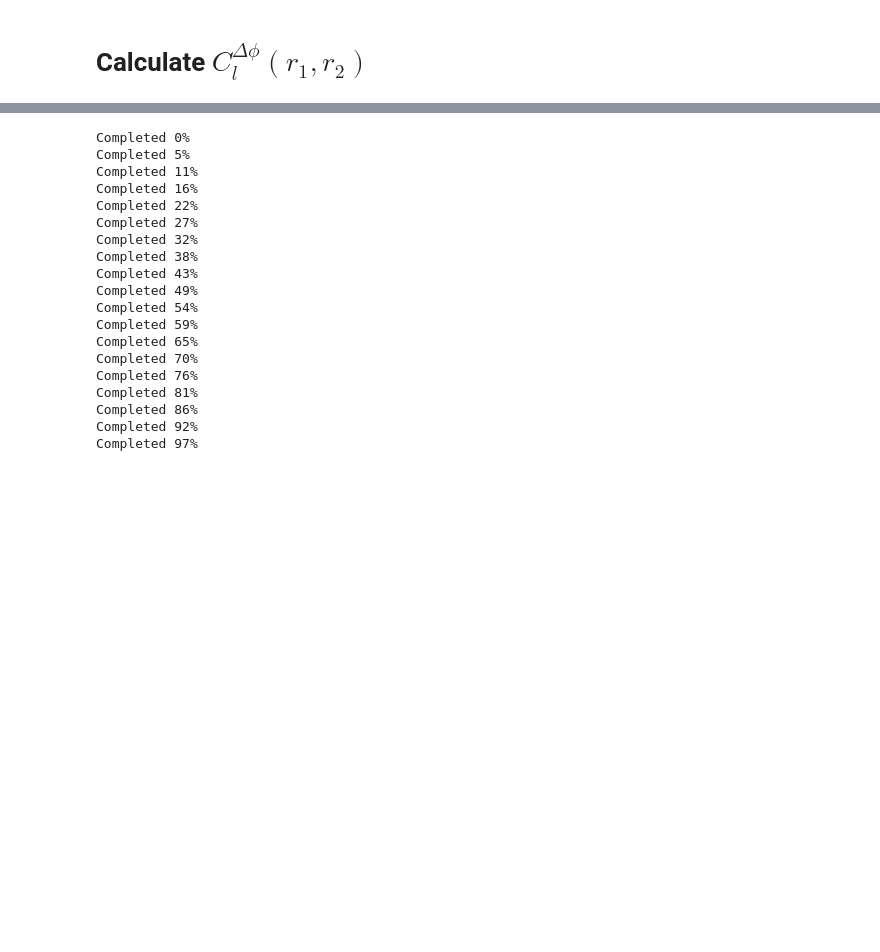
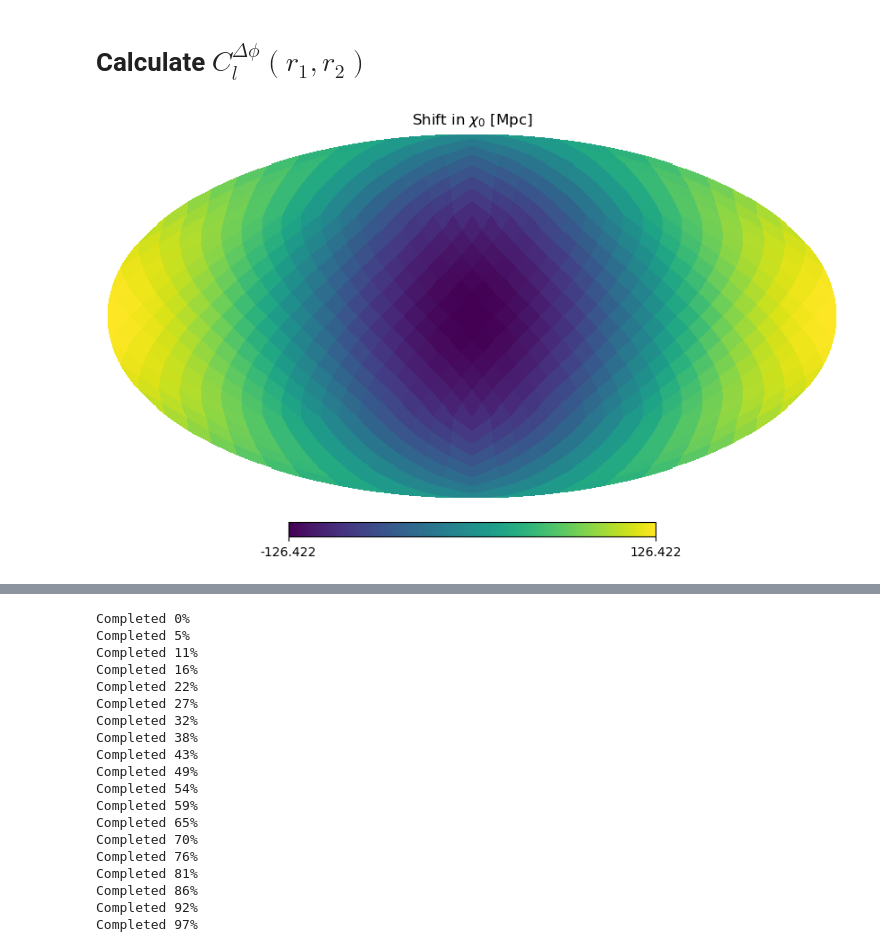
Before and after one commit to abaleato/CARDiAC, a Jupyter notebook: compute_gal_clustering_biases.ipynb, the cells around one changed output, grey strips where cells are left out. Saved outputs shown, nothing was run; the diff lists cells and outputs as text; code cells hidden in the pictures; blank space fills up the shorter version.

```diff
--- a/compute_gal_clustering_biases.ipynb
+++ b/compute_gal_clustering_biases.ipynb
@@ -54,33 +54,35 @@ z_array = np.zeros((npix, n_samples_of_chi))
 for i, chi in enumerate(chi_array):
     z_array[:, i] = z_at_value(Planck18.comoving_distance, chi* u.Mpc)
 # %%
-toy_model = False # If True, seed perturbations only for one Y_{lm}. If False, draw from indep. Gaussians in each pixel
+toy_model = True # If True, seed perturbations only for one Y_{lm}. If False, draw from indep. Gaussians in each pixel
 
 if toy_model:
     # Excite only the l=1, m=1 mode
     l_seeded = 1
     m_seeded = 1
     lmax_bigpix = 20
     dummy_alm = np.zeros(hp.Alm.getsize(lmax_bigpix), dtype=complex)
     dummy_alm[hp.Alm.getidx(lmax_bigpix, l_seeded, m_seeded)] = 1
 
     modulating_map = hp.alm2map(dummy_alm, nside)
     # Ensure the perturbation map has the correct normalization max(|Y_11|)=np.sqrt(3/(8*np.pi))
     modulating_map *= np.sqrt(3/(8*np.pi)) /np.max(np.abs(modulating_map))
     # Multiply the normalized Y_{11} by a small constant
     modulating_map *= sigma_chishift
     # shift of the peak of the distribution, with units of Mpc
     epsilon = sigma_chishift
     hp.mollview(modulating_map, title=r'Shift in $\chi_0$ [Mpc]')
     plt.show()
 
     # Draw random values in each pixel for the shift of the central redshift of the dndz
     chimean_shifts_array = modulating_map
     width_shifts_array = np.random.normal(loc=0, scale=0, size=npix)
 else:
     # Draw random values in each pixel for the shift of the central redshift of the dndz
     chimean_shifts_array = np.random.normal(loc=modulation_of_mean_of_draws, scale=sigma_chishift, size=npix)
     width_shifts_array = np.random.normal(loc=modulation_of_mean_of_draws, scale=sigma_chiwidth, size=npix)
+# %% [output]
+[figure, added]
 # %%
 # In each pixel, calculate the perturbed dndz as a Gaussian in chi
 dndz_perturbed = (1/((chi_sigma_fid+width_shifts_array[..., np.newaxis])*np.sqrt(2*np.pi))) * np.exp(-(chi_array - chi_mean_fid - chimean_shifts_array[..., np.newaxis])**2 /(2*(chi_sigma_fid+width_shifts_array[..., np.newaxis])**2))
```
Also changed, not shown: parts of 13 cells of this notebook, 1 other file.
